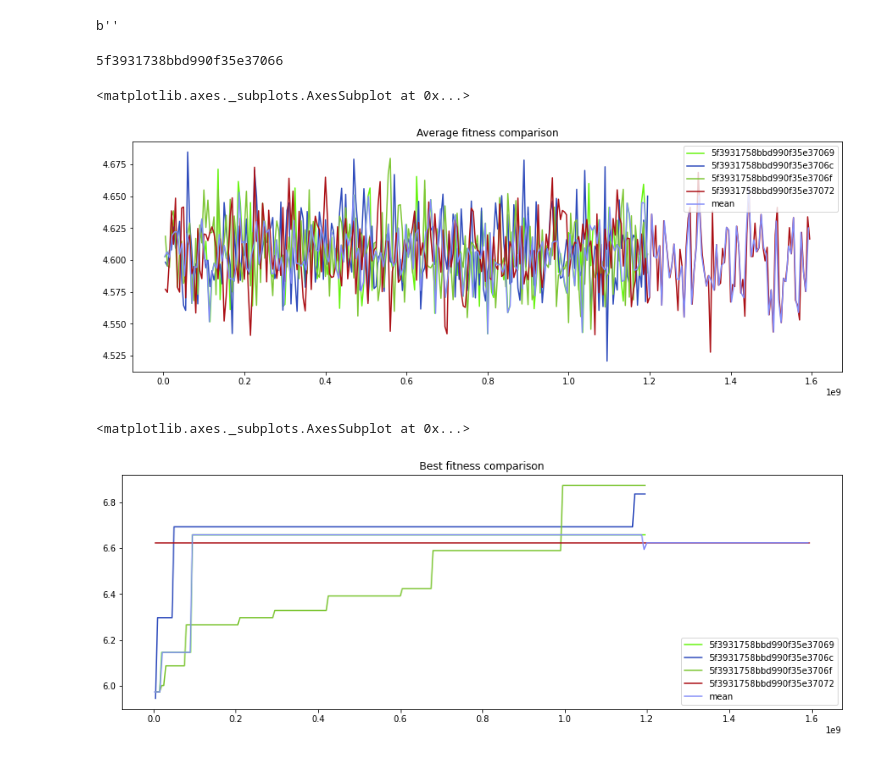
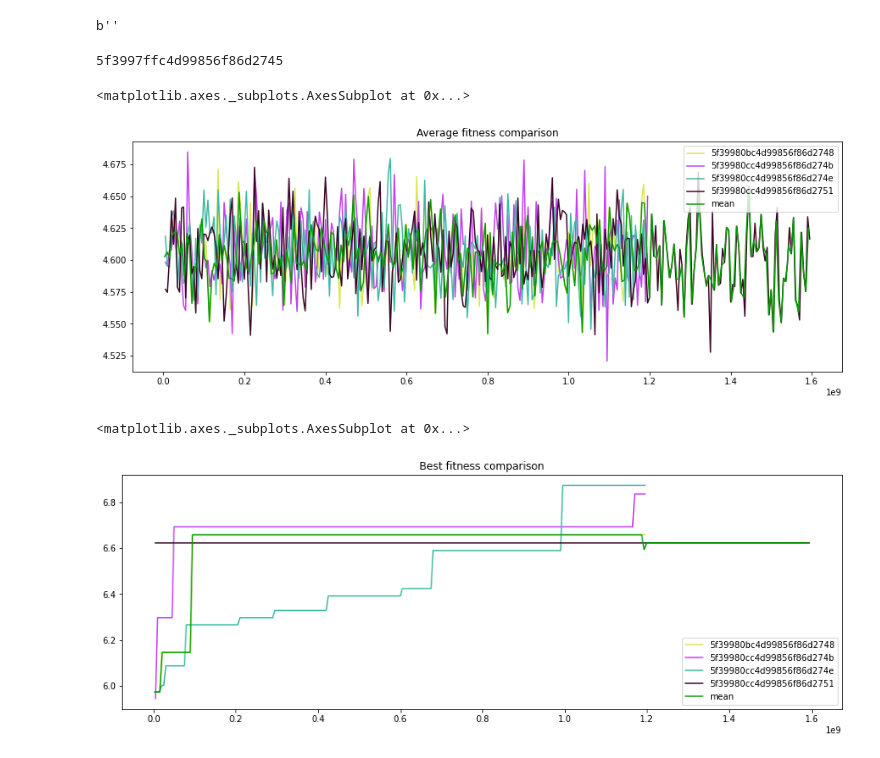
Before and after one commit to olliekrk/cloud-berry, a Jupyter notebook: cloudberry-py/example/cloudberry_demo.ipynb, the cells around one changed output. Drawn from its saved outputs; the diff is of its cells as text; code cells hidden in the pictures.

```diff
--- a/cloudberry-py/example/cloudberry_demo.ipynb
+++ b/cloudberry-py/example/cloudberry_demo.ipynb
@@ -105,14 +105,14 @@ age_log_headers_keys = {
     "[BH]": "[B]"
 }
 
-evaluation_id = cb_uploader.upload_file(
+computation_id = cb_uploader.upload_file(
     file_path=age_log_file_path,
     experiment_name=age_log_experiment_name,
     details=cb.AgeUploadDetails(headers_keys=age_log_headers_keys)
 )
-print(evaluation_id)
+print(computation_id)
 # %% [output]
-5f3931738bbd990f35e37066
+5f3997ffc4d99856f86d2745
 # %%
 # cb.Analytics
 
@@ -123,35 +123,35 @@ emas_files = [
     "../data/emas-20190412T000813.log",
     "../data/emas-20190412T120536.log",
 ]
-evaluation_ids = []
+computation_ids = []
 for emas_file in emas_files:
-    evaluation_id = cb_uploader.upload_file(
+    computation_id = cb_uploader.upload_file(
              file_path=emas_file,
              experiment_name=age_log_experiment_name,
              details=cb.AgeUploadDetails(headers_keys=age_log_headers_keys)
          )
-    evaluation_ids.append(evaluation_id)
+    computation_ids.append(computation_id)
 # %%
 best_fitness_field = 'BEST_SOLUTION_SO_FAR'
 fitness_field = 'AVERAGE_FITNESS'
 
-# Use case 1. Compare multiple evaluations by their ids
+# Use case 1. Compare multiple computations by their ids
 
-series = cb_analytics.compare_evaluations(
-    evaluation_ids=evaluation_ids,
+series = cb_analytics.compare_computations(
+    computation_ids=computation_ids,
     compared_field=fitness_field
 )
 
 cb.DataSeriesPlots.compare(series=series,
                            x_field='_time',
                            y_field=fitness_field,
                            title='Average fitness comparison')
 # %% [output]
 <matplotlib.axes._subplots.AxesSubplot at 0x...>
-[figure, old version]
+[figure, new version]
 # %%
-series = cb_analytics.compare_evaluations(
-    evaluation_ids=evaluation_ids,
+series = cb_analytics.compare_computations(
+    computation_ids=computation_ids,
     compared_field=best_fitness_field
 )
 
@@ -161,5 +161,5 @@ cb.DataSeriesPlots.compare(series=series,
                            title='Best fitness comparison')
 # %% [output]
 <matplotlib.axes._subplots.AxesSubplot at 0x...>
-[figure, old version]
+[figure, new version]
 # %%
```
Also changed, not shown: parts of 6 cells of this notebook, 29 other files.
